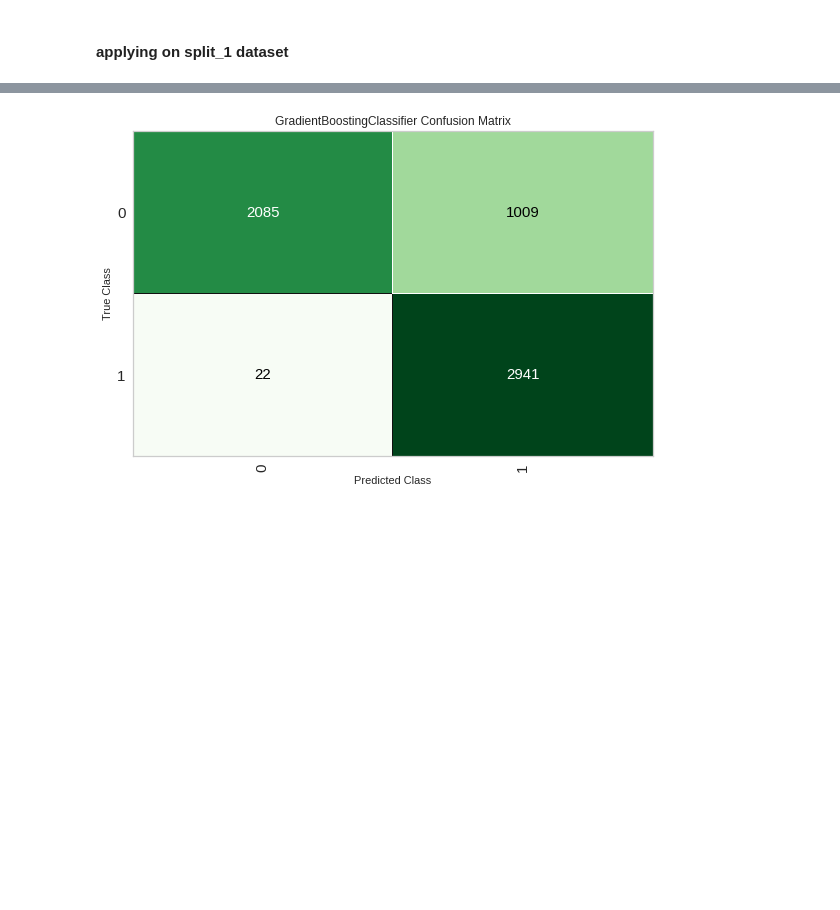
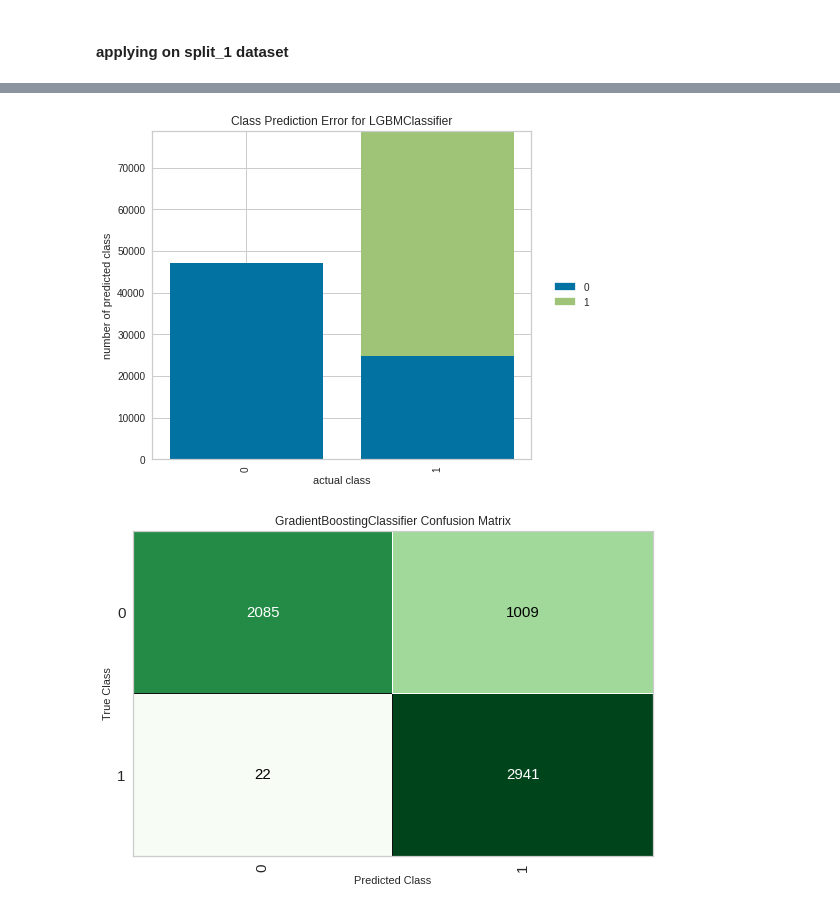
Before and after one commit to ShrikantUppin/Ensemble_techniques, a Jupyter notebook: A_Ensemble.ipynb, the cells around one changed output, grey strips where cells are left out. Drawn from its saved outputs; the diff is of its cells as text; code cells hidden in the pictures; blank space fills up the shorter version.

```diff
--- a/A_Ensemble.ipynb
+++ b/A_Ensemble.ipynb
@@ -340,3 +311,7 @@ plot_model(split_1_lgbm, plot='auc')
+# %%
+plot_model(split_1_lgbm, plot='error')
+# %% [output]
+[figure, added]
 # %%
 plot_model(split_1_lgbm, plot = 'confusion_matrix')
 # %% [output]
```
Also changed, not shown: parts of 9 cells of this notebook.
